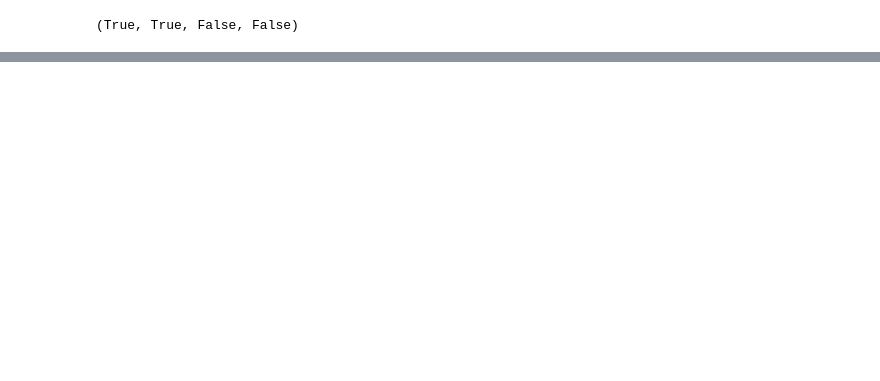
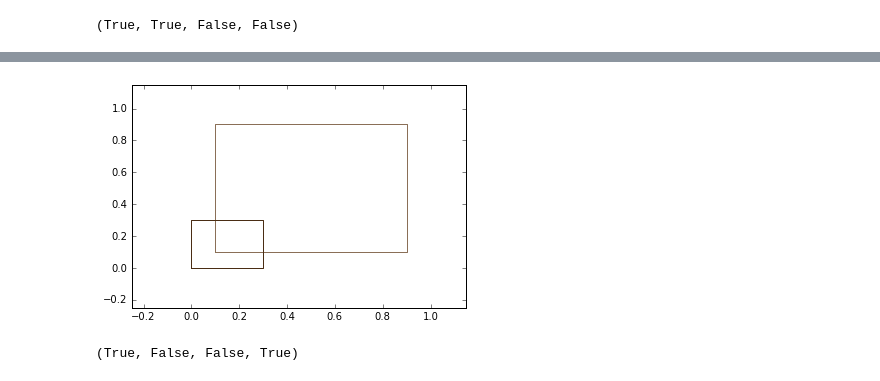
Before and after one commit to TrackDR/Geospatial-Jupyter-Notebooks, a Jupyter notebook: ShapelyPolyTests.ipynb, the cells around one changed output, grey strips where cells are left out. Saved outputs shown, nothing was run; the diff lists cells and outputs as text; code cells hidden in the pictures; blank space fills up the shorter version.

```diff
--- a/ShapelyPolyTests.ipynb
+++ b/ShapelyPolyTests.ipynb
@@ -107,0 +147,12 @@ p0.intersects(p6), p0.touches(p6), p0.crosses(p6), p0.overlaps(p6)
+# %%
+p9=p0.buffer(-bsize)
+# %%
+plotpolys([p9,s0])
+# %% [output]
+[figure, added]
+# %%
+orig=p9
+a=s0
+orig.intersects(a), orig.touches(a), orig.crosses(a), orig.overlaps(a)
+# %% [output]
+(True, False, False, True)
```
Also changed, not shown: parts of 20 cells of this notebook.
